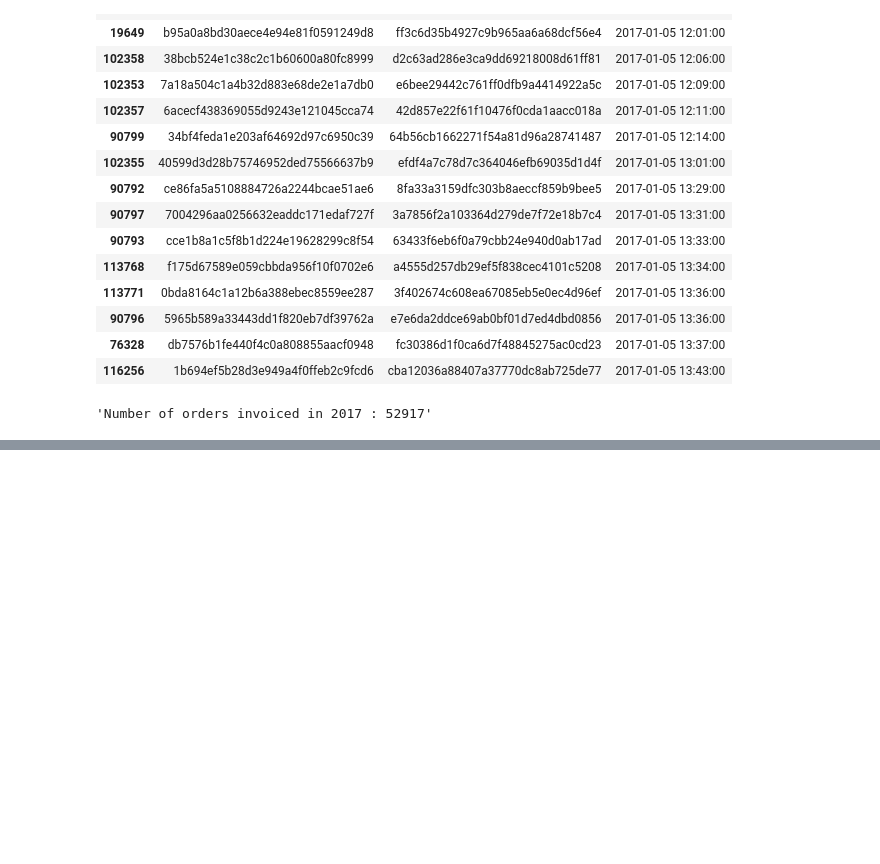
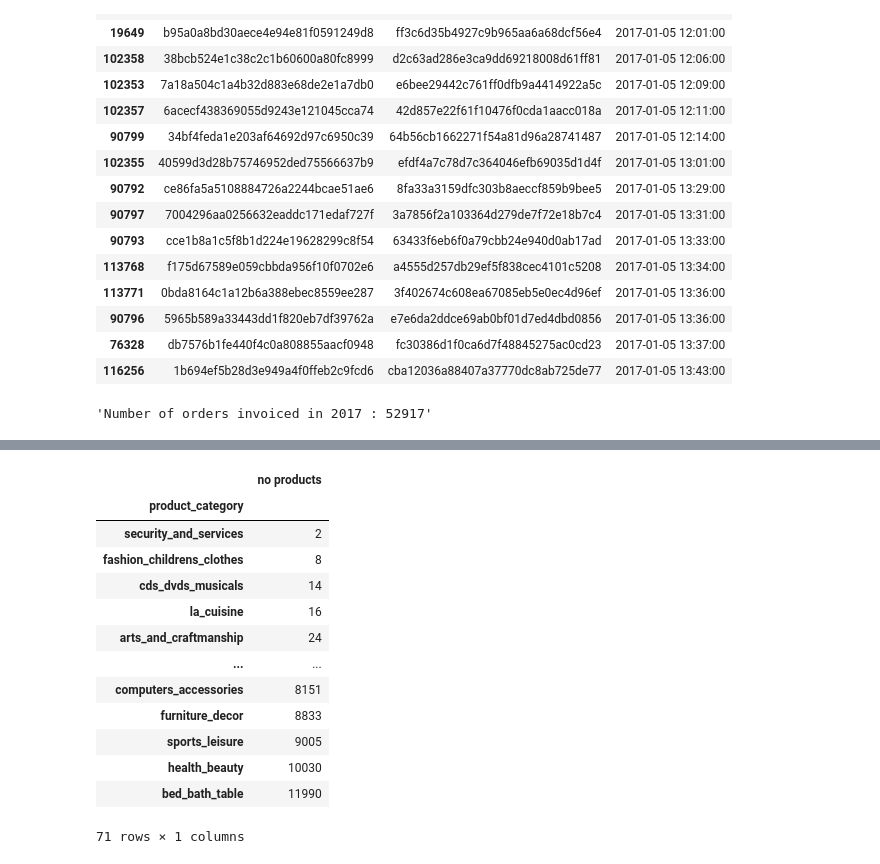
Before and after one commit to lovecrushfamily/Olist_store_analysis, a Jupyter notebook: ecommrce_analysis.ipynb, the cells around one changed output, grey strips where cells are left out. Saved outputs shown, nothing was run; the diff lists cells and outputs as text; code cells hidden in the pictures; blank space fills up the shorter version.

```diff
--- a/ecommrce_analysis.ipynb
+++ b/ecommrce_analysis.ipynb
@@ -261,0 +275,19 @@ df[df["timestamp"].between("2017-01-01", "2017-12-31")]\
+# %%
+# group categories by products
+df.rename(columns={"product_id":"no products"})\
+    [["no products", "product_category"]].groupby(by="product_category").count().sort_values(by="no products")
+# %% [output]
+|  | no products |
+| product_category |  |
+| security_and_services | 2 |
+| fashion_childrens_clothes | 8 |
+| cds_dvds_musicals | 14 |
+| la_cuisine | 16 |
+| arts_and_craftmanship | 24 |
+| ... | ... |
+| computers_accessories | 8151 |
+| furniture_decor | 8833 |
+| sports_leisure | 9005 |
+| health_beauty | 10030 |
+| bed_bath_table | 11990 |
+71 rows × 1 columns
```
Also changed, not shown: parts of 19 cells of this notebook, 6 other files.
